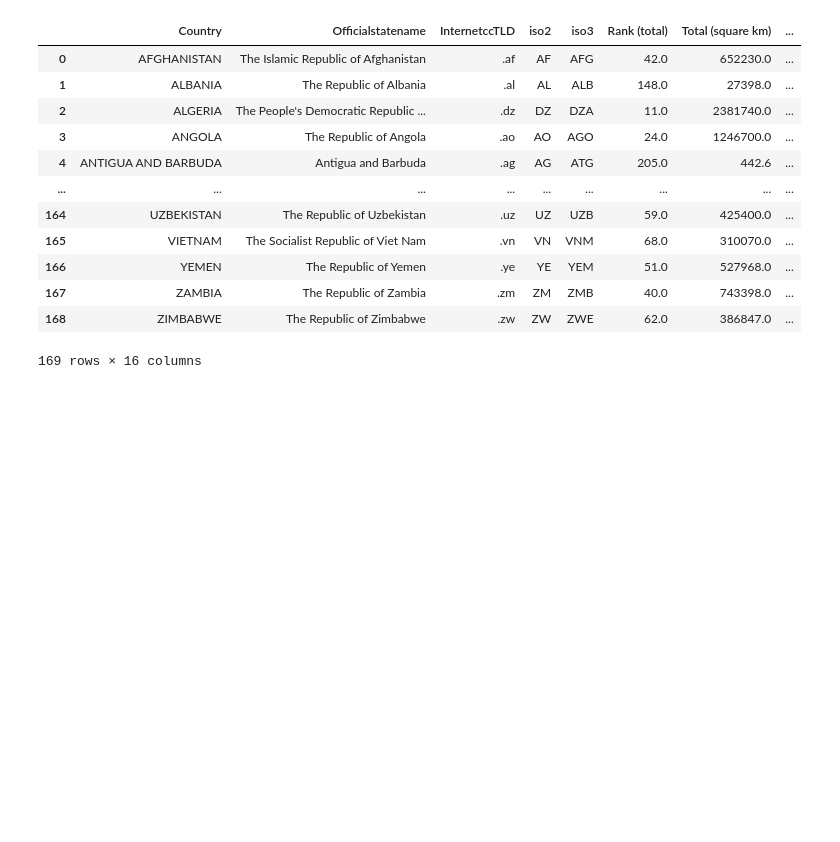
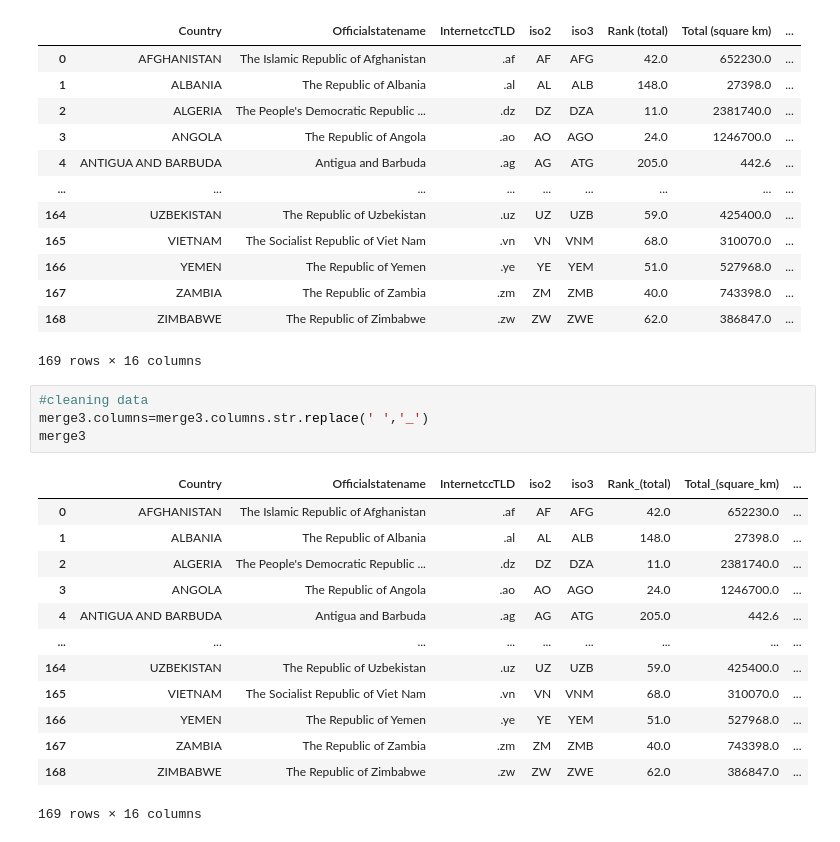
Before and after one commit to 1IAS21-Tarea/EVALUACION1, a Jupyter notebook: Tarea1.ipynb, the cells around one changed output. Saved outputs shown, nothing was run; the diff lists cells and outputs as text; blank space fills up the shorter version.

```diff
--- a/Tarea1.ipynb
+++ b/Tarea1.ipynb
@@ -630,3 +630,21 @@ merge3
 | 167 | ZAMBIA | The Republic of Zambia | .zm | ZM | ZMB | 40.0 | 743398.0 | ... |
 | 168 | ZIMBABWE | The Republic of Zimbabwe | .zw | ZW | ZWE | 62.0 | 386847.0 | ... |
 169 rows × 16 columns
+# %%
+#cleaning data
+merge3.columns=merge3.columns.str.replace(' ','_')
+merge3
+# %% [output]
+|  | Country | Officialstatename | InternetccTLD | iso2 | iso3 | Rank_(total) | Total_(square_km) | ... |
+| 0 | AFGHANISTAN | The Islamic Republic of Afghanistan | .af | AF | AFG | 42.0 | 652230.0 | ... |
+| 1 | ALBANIA | The Republic of Albania | .al | AL | ALB | 148.0 | 27398.0 | ... |
+| 2 | ALGERIA | The People's Democratic Republic ... | .dz | DZ | DZA | 11.0 | 2381740.0 | ... |
+| 3 | ANGOLA | The Republic of Angola | .ao | AO | AGO | 24.0 | 1246700.0 | ... |
+| 4 | ANTIGUA AND BARBUDA | Antigua and Barbuda | .ag | AG | ATG | 205.0 | 442.6 | ... |
+| ... | ... | ... | ... | ... | ... | ... | ... | ... |
+| 164 | UZBEKISTAN | The Republic of Uzbekistan | .uz | UZ | UZB | 59.0 | 425400.0 | ... |
+| 165 | VIETNAM | The Socialist Republic of Viet Nam | .vn | VN | VNM | 68.0 | 310070.0 | ... |
+| 166 | YEMEN | The Republic of Yemen | .ye | YE | YEM | 51.0 | 527968.0 | ... |
+| 167 | ZAMBIA | The Republic of Zambia | .zm | ZM | ZMB | 40.0 | 743398.0 | ... |
+| 168 | ZIMBABWE | The Republic of Zimbabwe | .zw | ZW | ZWE | 62.0 | 386847.0 | ... |
+169 rows × 16 columns
```
Also changed, not shown: parts of 4 cells of this notebook.
